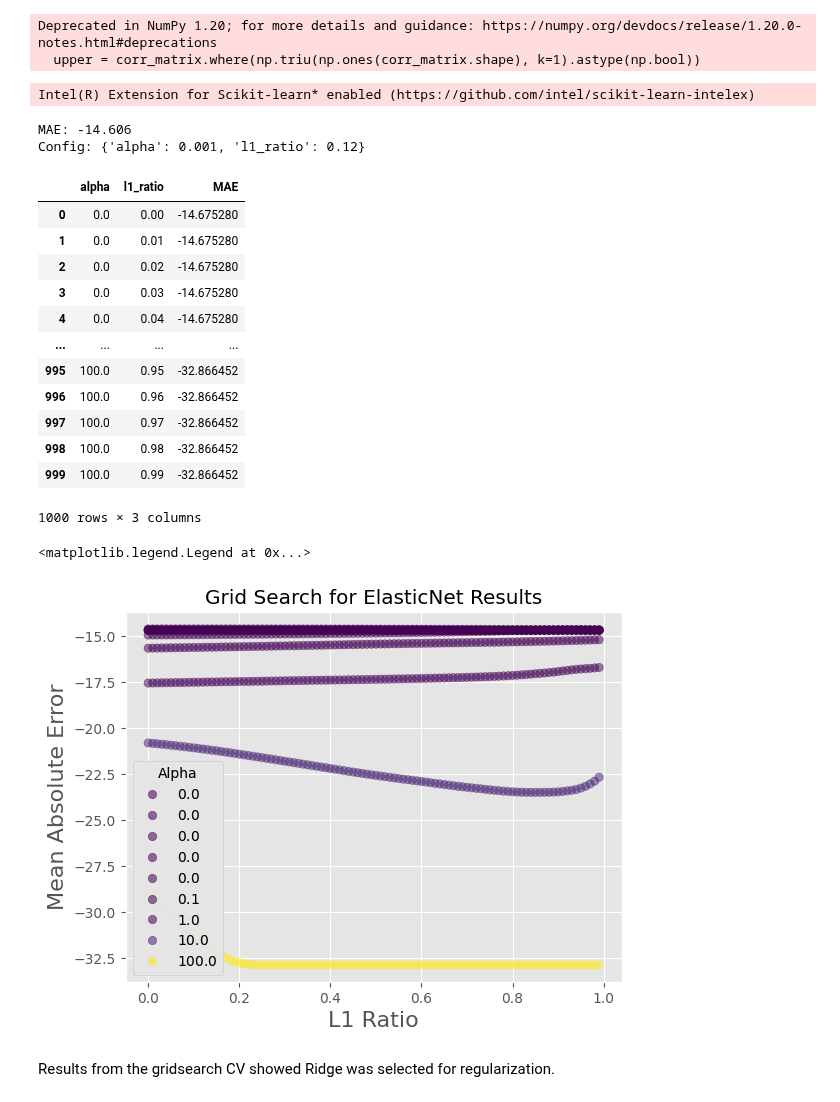
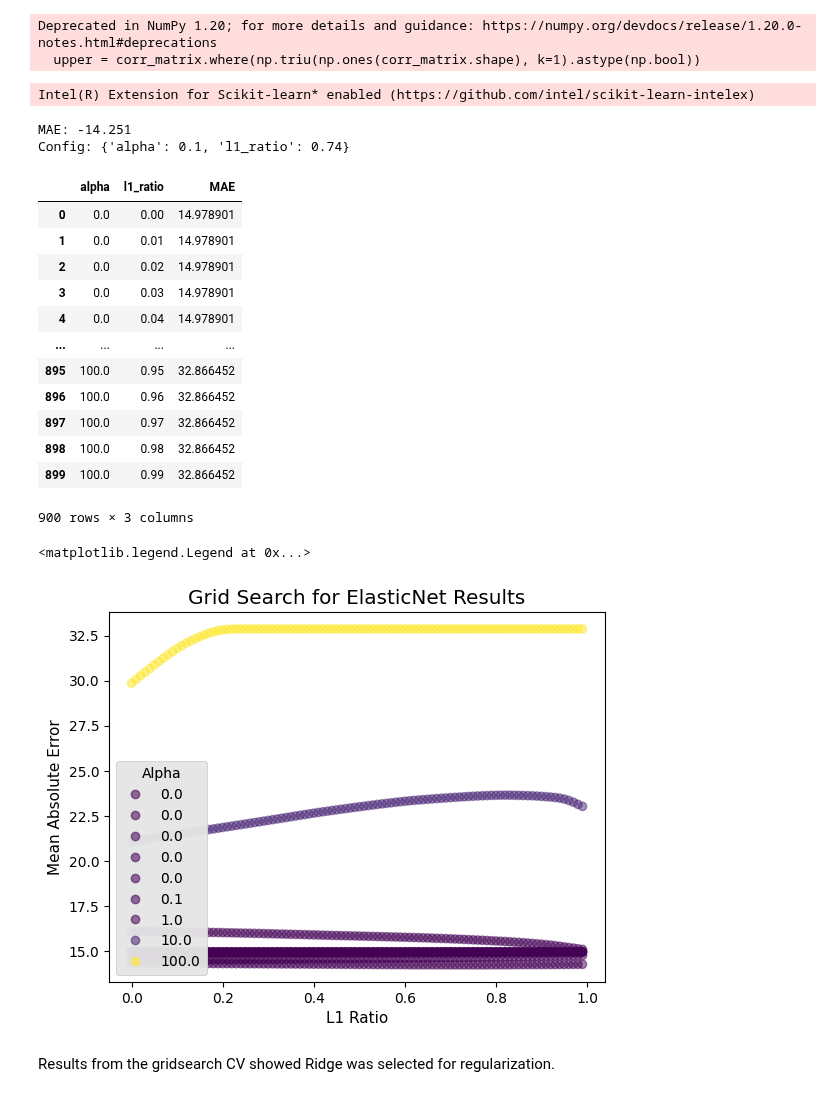
Before and after one commit to boneeyah/QTW, a Jupyter notebook: Case Study 1/Case_Study_1.ipynb, the cells around one changed output. Drawn from its saved outputs; the diff is of its cells as text; code cells hidden in the pictures.

```diff
--- a/Case Study 1/Case_Study_1.ipynb
+++ b/Case Study 1/Case_Study_1.ipynb
@@ -92,7 +98,7 @@ from sklearn.model_selection import GridSearchCV
 
 # define grid
 grid = dict()
-grid['alpha'] = [0, 1e-5, 1e-4, 1e-3, 1e-2, 1e-1, 0.0, 1.0, 10.0, 100.0]
+grid['alpha'] = [0, 1e-5, 1e-4, 1e-3, 1e-2, 1e-1, 1.0, 10.0, 100.0]
 grid['l1_ratio'] = arange(0, 1, 0.01)
 
 #define the search
@@ -107,43 +113,41 @@ print('MAE: %.3f' % results.best_score_)
 print('Config: %s' % results.best_params_)
 # %% [output]
 Intel(R) Extension for Scikit-learn* enabled (https://github.com/intel/scikit-learn-intelex)
-MAE: -14.606
-Config: {'alpha': 0.001, 'l1_ratio': 0.12}
+MAE: -14.251
+Config: {'alpha': 0.1, 'l1_ratio': 0.74}
 # %%
-grid_results_table = pd.concat([pd.DataFrame(search.cv_results_["params"]),pd.DataFrame(search.cv_results_["mean_test_score"], columns=["MAE"])],axis=1)
+grid_results_table = pd.concat([pd.DataFrame(search.cv_results_["params"]),pd.DataFrame(search.cv_results_["mean_test_score"]*-1, columns=["MAE"])],axis=1)
 # %%
 grid_results_table
 # %% [output]
 |  | alpha | l1_ratio | MAE |
-| 0 | 0.0 | 0.00 | -14.675280 |
-| 1 | 0.0 | 0.01 | -14.675280 |
-| 2 | 0.0 | 0.02 | -14.675280 |
-| 3 | 0.0 | 0.03 | -14.675280 |
-| 4 | 0.0 | 0.04 | -14.675280 |
+| 0 | 0.0 | 0.00 | 14.978901 |
+| 1 | 0.0 | 0.01 | 14.978901 |
+| 2 | 0.0 | 0.02 | 14.978901 |
+| 3 | 0.0 | 0.03 | 14.978901 |
+| 4 | 0.0 | 0.04 | 14.978901 |
 | ... | ... | ... | ... |
-| 995 | 100.0 | 0.95 | -32.866452 |
-| 996 | 100.0 | 0.96 | -32.866452 |
-| 997 | 100.0 | 0.97 | -32.866452 |
-| 998 | 100.0 | 0.98 | -32.866452 |
-| 999 | 100.0 | 0.99 | -32.866452 |
+| 895 | 100.0 | 0.95 | 32.866452 |
+| 896 | 100.0 | 0.96 | 32.866452 |
+| 897 | 100.0 | 0.97 | 32.866452 |
+| 898 | 100.0 | 0.98 | 32.866452 |
+| 899 | 100.0 | 0.99 | 32.866452 |
-1000 rows × 3 columns
+900 rows × 3 columns
 # %%
 fig, ax = plt.subplots()
-
 scatter=plt.scatter('l1_ratio', 'MAE', c='alpha', alpha=0.5, data=grid_results_table)
-
 plt.style.use('ggplot')
-plt.xlabel("L1 Ratio", size=16)
-plt.ylabel("Mean Absolute Error", size=16)
+plt.xlabel("L1 Ratio", size=11)
+plt.ylabel("Mean Absolute Error", size=11)
 plt.title('Grid Search for ElasticNet Results')
 
 # produce a legend with the unique colors from the scatter
 legend1 = ax.legend(*scatter.legend_elements(),
                     loc="lower left", title="Alpha")
 ax.add_artist(legend1)
 # %% [output]
 <matplotlib.legend.Legend at 0x...>
-[figure, old version]
+[figure, new version]
 # %% [markdown]
 Results from the gridsearch CV showed Ridge was selected for regularization.
 # %%
```
Also changed, not shown: parts of 6 cells of this notebook.
